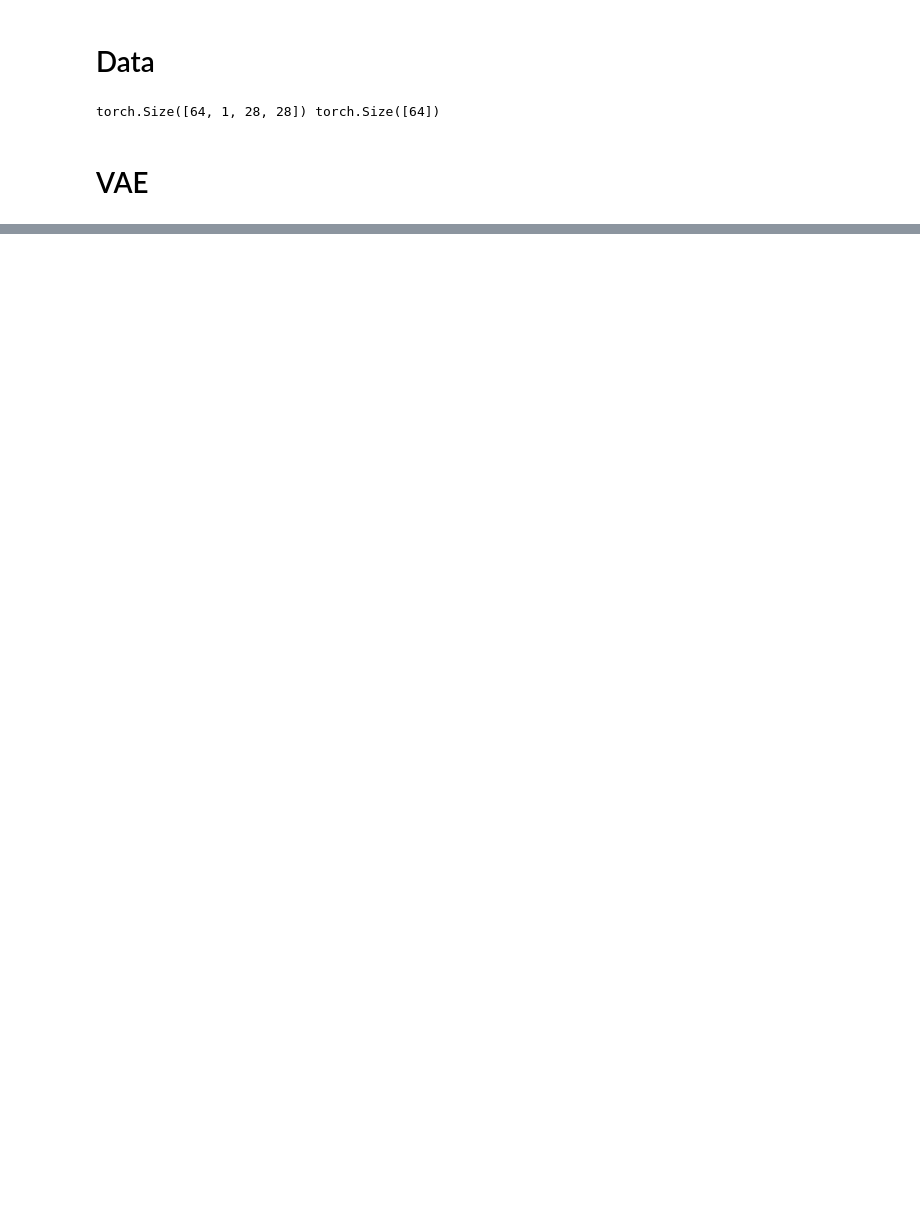
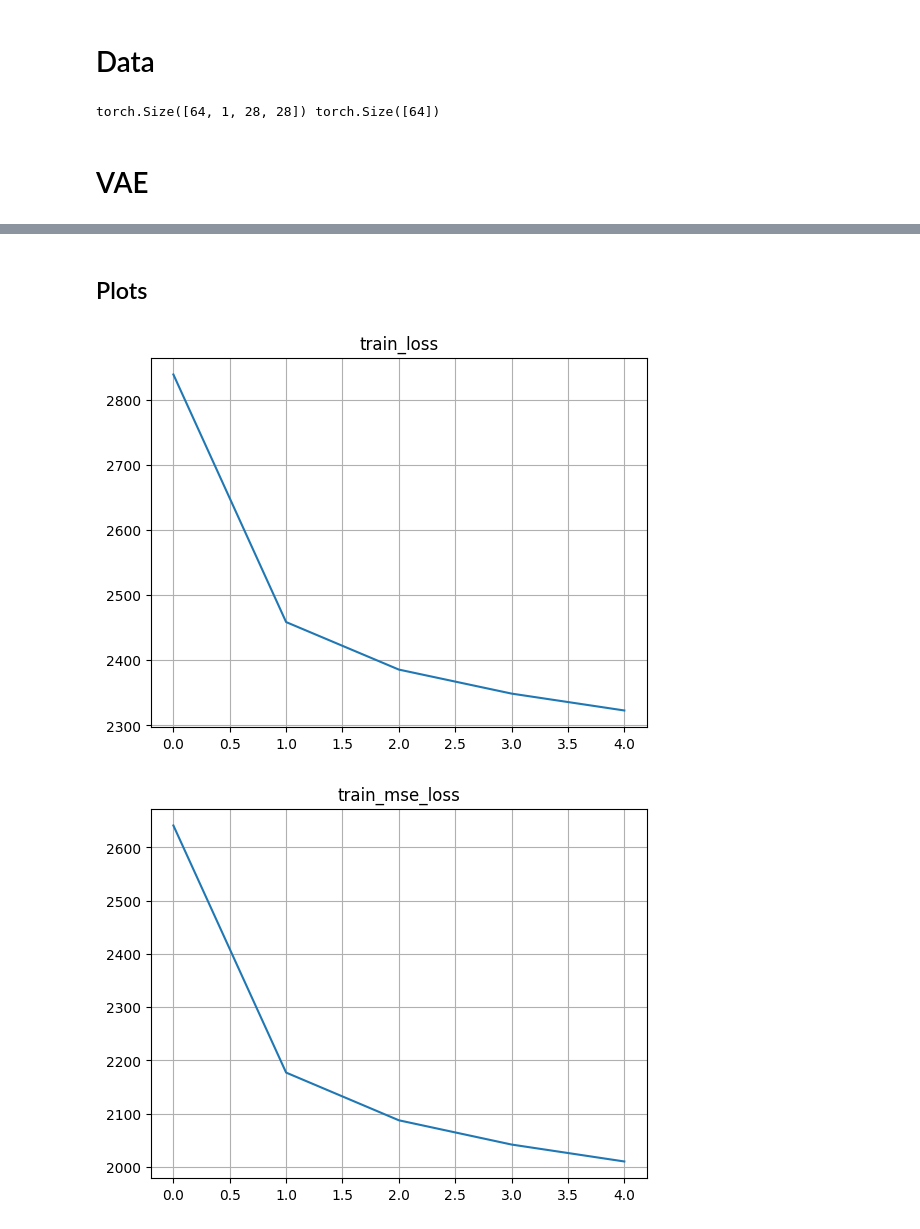
Before and after one commit to Ottohesten/02466-Cell-Profiling, a Jupyter notebook: variational_autoencoder_cnn.ipynb, the cells around one changed output, grey strips where cells are left out. Cells and saved outputs as stored; diff of their text form; code cells hidden in the pictures; blank space fills up the shorter version.

Commit message:
finished initial cnn model to work with mnist

```diff
--- a/variational_autoencoder_cnn.ipynb
+++ b/variational_autoencoder_cnn.ipynb
@@ -52,14 +48,19 @@ from models import VAE_CNN
 # %%
-model = VAE_CNN(input_dim=28*28, hidden_dim=256, latent_dim=2)
+
+# input img -> hidden -> mu, logvar -> reparameterization trick (sample point from distribution made from mu, logvar) -> decoder -> output img
+from models import VAE_MNIST_CNN
+
+
+model = VAE_MNIST_CNN(input_dim=(28,28), hidden_dim=256, latent_dim=2)
 print(model)
 if cuda:
     model = model.cuda()
 
 optimizer = optim.Adam(model.parameters(), lr=1e-3)
 
-def loss_function(x, x_hat, mu, sigma):
+def loss_function(x, x_hat, mu, sigma, beta=1.0):
     # reconstruction loss mse
     MSE = F.mse_loss(x_hat, x, reduction='sum')
     # kl divergence
     KLD = -0.5 * torch.sum(1 + torch.log(sigma.pow(2)) - mu.pow(2) - sigma.pow(2))
-    return MSE + KLD
+    return {'MSE': MSE, 'KLD': KLD, 'loss': MSE + beta * KLD}
@@ -65,0 +85,13 @@ def loss_function(x, x_hat, mu, sigma):
+# %%
+# test forward pass
+x, y = next(iter(train_loader))
+print(f"x.shape: {x.shape}")
+
+if cuda:
+    x = x.cuda()
+
+output = model(x)
+x_hat, mu, sigma = output
+print(f"x_hat.shape: {x_hat.shape}")
+
+assert x_hat.shape == x.shape
@@ -65,0 +147,14 @@ def loss_function(x, x_hat, mu, sigma):
+# %% [markdown]
+## Plots
+# %%
+# make a dictionary with the losses as keys and the values as lists
+loss_data = {}
+loss_data["train_loss"] = train_loss
+loss_data["train_mse_loss"] = train_mse_loss
+loss_data["train_kld_loss"] = train_kld_loss
+
+
+loss_plots(loss_data, invidual_plots=True)
+# %% [output]
+[figure, added]
+[figure, added]
```
Also changed, not shown: parts of 9 cells of this notebook.
